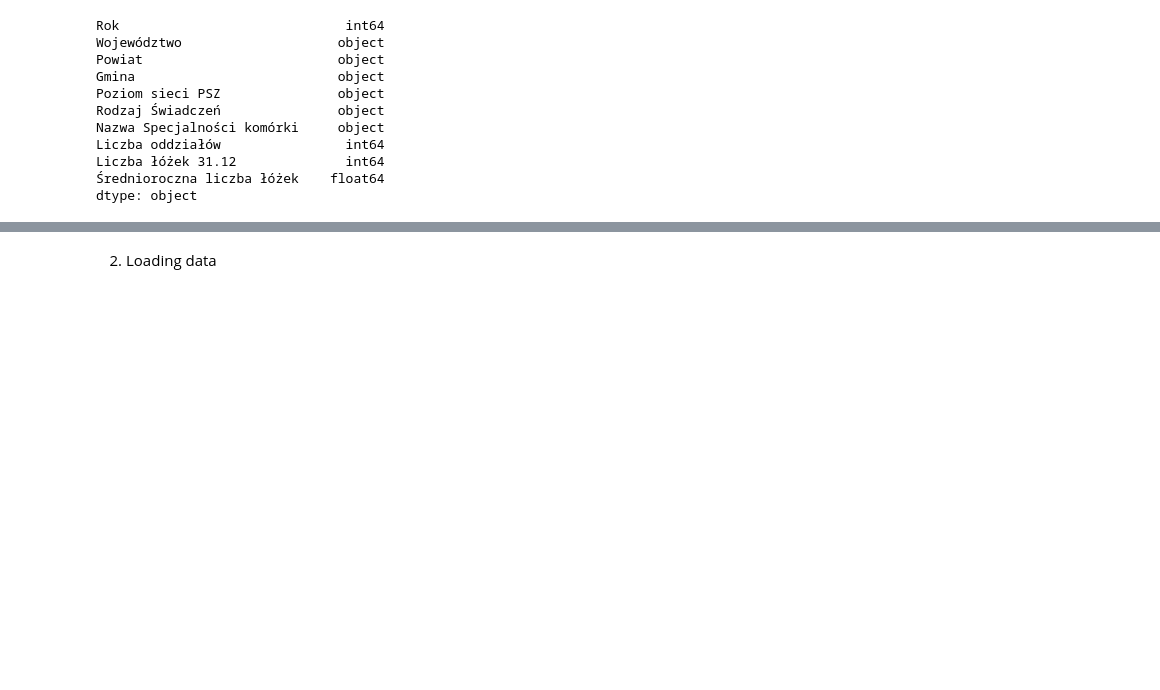
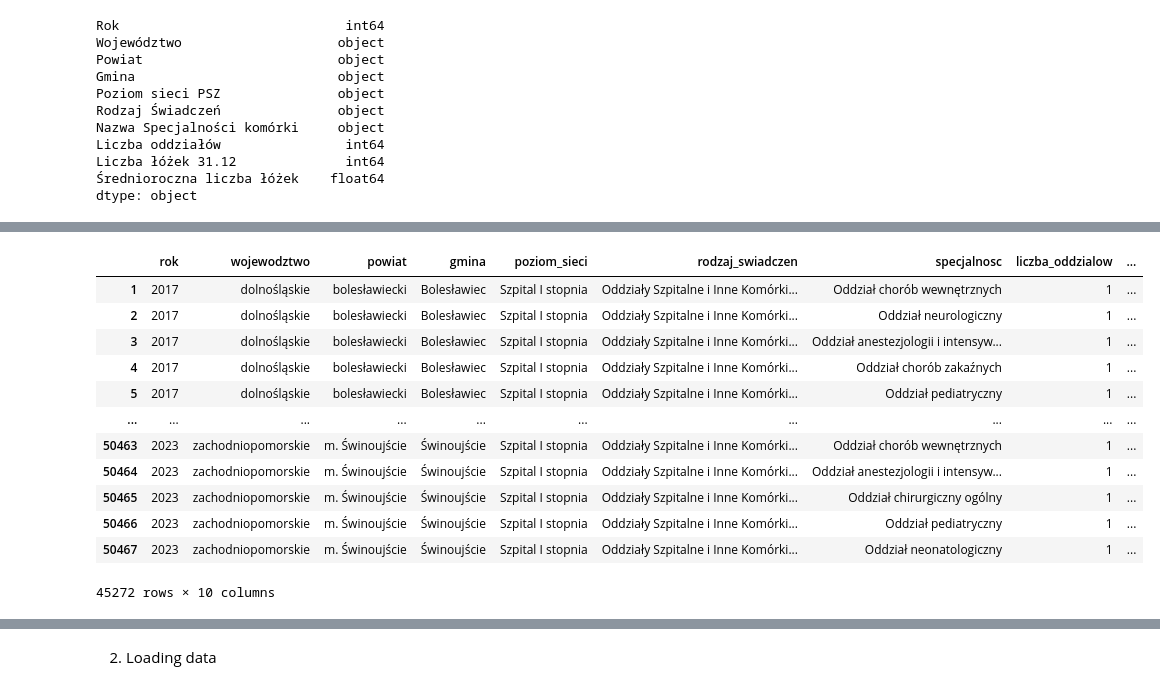
Before and after one commit to wiktorKycia/EDA, a Jupyter notebook: main.ipynb, the cells around one changed output, grey strips where cells are left out. Cells and saved outputs as stored; diff of their text form; code cells hidden in the pictures; blank space fills up the shorter version.

```diff
--- a/main.ipynb
+++ b/main.ipynb
@@ -155,0 +165,13 @@ dtype: object
+# %%
+df = df.rename(columns={
+	'Rok': 'rok',
+	'Województwo': 'wojewodztwo',
+	'Powiat': 'powiat',
+	'Gmina': 'gmina',
+	'Poziom sieci PSZ': 'poziom_sieci',
+	'Rodzaj Świadczeń': 'rodzaj_swiadczen',
+	'Nazwa Specjalności komórki': 'specjalnosc',
+	'Liczba oddziałów': 'liczba_oddzialow',
+	'Liczba łóżek 31.12': 'liczba_lozek_na_koniec_roku',
+	'Średnioroczna liczba łóżek': 'srednioroczna_liczba_lozek'
+})
@@ -155,0 +200,16 @@ dtype: object
+# %%
+df.query('rodzaj_swiadczen == "Oddziały Szpitalne i Inne Komórki Opieki Szpitalnej"')
+# %% [output]
+|  | rok | wojewodztwo | powiat | gmina | poziom_sieci | rodzaj_swiadczen | specjalnosc | liczba_oddzialow | ... |
+| 1 | 2017 | dolnośląskie | bolesławiecki | Bolesławiec | Szpital I stopnia | Oddziały Szpitalne i Inne Komórki... | Oddział chorób wewnętrznych | 1 | ... |
+| 2 | 2017 | dolnośląskie | bolesławiecki | Bolesławiec | Szpital I stopnia | Oddziały Szpitalne i Inne Komórki... | Oddział neurologiczny | 1 | ... |
+| 3 | 2017 | dolnośląskie | bolesławiecki | Bolesławiec | Szpital I stopnia | Oddziały Szpitalne i Inne Komórki... | Oddział anestezjologii i intensyw... | 1 | ... |
+| 4 | 2017 | dolnośląskie | bolesławiecki | Bolesławiec | Szpital I stopnia | Oddziały Szpitalne i Inne Komórki... | Oddział chorób zakaźnych | 1 | ... |
+| 5 | 2017 | dolnośląskie | bolesławiecki | Bolesławiec | Szpital I stopnia | Oddziały Szpitalne i Inne Komórki... | Oddział pediatryczny | 1 | ... |
+| ... | ... | ... | ... | ... | ... | ... | ... | ... | ... |
+| 50463 | 2023 | zachodniopomorskie | m. Świnoujście | Świnoujście | Szpital I stopnia | Oddziały Szpitalne i Inne Komórki... | Oddział chorób wewnętrznych | 1 | ... |
+| 50464 | 2023 | zachodniopomorskie | m. Świnoujście | Świnoujście | Szpital I stopnia | Oddziały Szpitalne i Inne Komórki... | Oddział anestezjologii i intensyw... | 1 | ... |
+| 50465 | 2023 | zachodniopomorskie | m. Świnoujście | Świnoujście | Szpital I stopnia | Oddziały Szpitalne i Inne Komórki... | Oddział chirurgiczny ogólny | 1 | ... |
+| 50466 | 2023 | zachodniopomorskie | m. Świnoujście | Świnoujście | Szpital I stopnia | Oddziały Szpitalne i Inne Komórki... | Oddział pediatryczny | 1 | ... |
+| 50467 | 2023 | zachodniopomorskie | m. Świnoujście | Świnoujście | Szpital I stopnia | Oddziały Szpitalne i Inne Komórki... | Oddział neonatologiczny | 1 | ... |
+45272 rows × 10 columns
```
Also changed, not shown: parts of 8 cells of this notebook.
